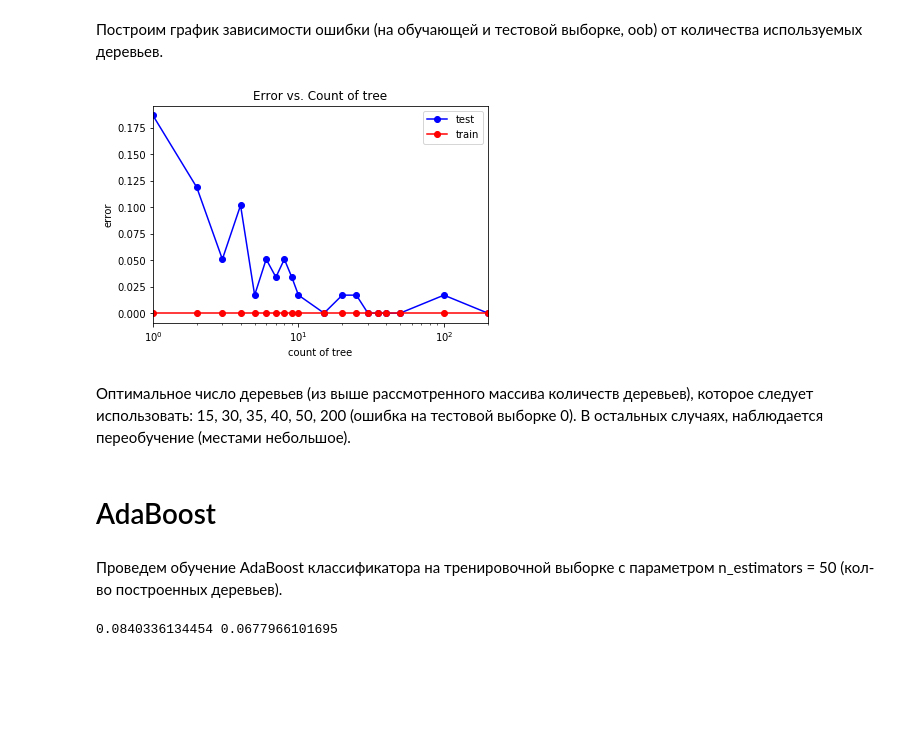
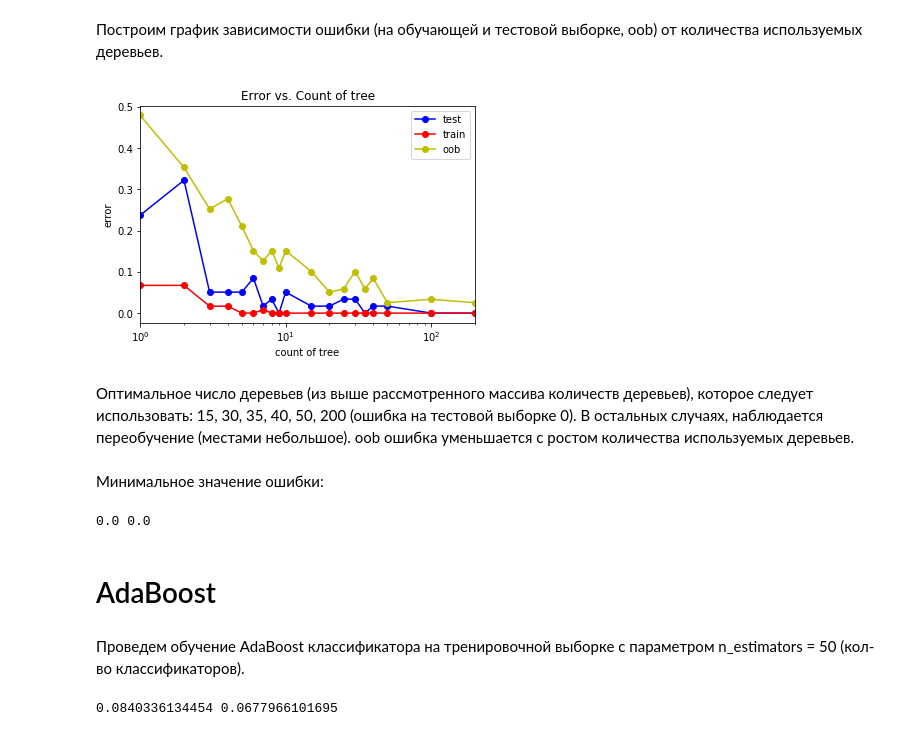
Before and after one commit to ipolyak/Data-Analysis, a Jupyter notebook: wine-analysis.ipynb, the cells around one changed output. Drawn from its saved outputs; the diff is of its cells as text; code cells hidden in the pictures; blank space fills up the shorter version.

```diff
--- a/wine-analysis.ipynb
+++ b/wine-analysis.ipynb
@@ -700,17 +703,20 @@ print(err_train, err_test)
 tree_arr = (1, 2, 3, 4, 5, 6, 7, 8, 9, 10, 15, 20, 25, 30, 35, 40, 50, 100, 200)
 test_err = []
 train_err = []
+oob_err = []
 for tree in tree_arr:
-    rf = ensemble.RandomForestClassifier(tree)
+    rf = ensemble.RandomForestClassifier(tree, oob_score = True)
     rf.fit(X_train, y_train)
 
     y_train_pred = rf.predict(X_train)
     y_test_pred = rf.predict(X_test)
+    oob_err.append(1 - rf.oob_score_)
     train_err.append(np.mean(y_train != y_train_pred))
     test_err.append(np.mean(y_test != y_test_pred))
 
 plt.semilogx(tree_arr, test_err, 'b-o', label = 'test')
 plt.semilogx(tree_arr, train_err, 'r-o', label = 'train')
+plt.semilogx(tree_arr, oob_err, 'y-o', label = 'oob')
 plt.xlim([np.min(tree_arr), np.max(tree_arr)])
 plt.title('Error vs. Count of tree')
 plt.xlabel('count of tree')
@@ -742,32 +756,43 @@ print(err_train, err_test)
 # %%
 tree_arr = (1, 2, 3, 4, 5, 6, 7, 8, 9, 10, 15, 20, 25, 30, 35, 40, 50, 100, 200)
 test_err = []
 train_err = []
+oob_err = []
 for tree in tree_arr:
-    ert = ensemble.ExtraTreesClassifier(tree)
+    ert = ensemble.ExtraTreesClassifier(tree, bootstrap = True, oob_score = True)
     ert.fit(X_train, y_train)
 
     y_train_pred = ert.predict(X_train)
     y_test_pred = ert.predict(X_test)
+    oob_err.append(1 - ert.oob_score_)
     train_err.append(np.mean(y_train != y_train_pred))
     test_err.append(np.mean(y_test != y_test_pred))
 
 plt.semilogx(tree_arr, test_err, 'b-o', label = 'test')
 plt.semilogx(tree_arr, train_err, 'r-o', label = 'train')
+plt.semilogx(tree_arr, oob_err, 'y-o', label = 'oob')
 plt.xlim([np.min(tree_arr), np.max(tree_arr)])
 plt.title('Error vs. Count of tree')
 plt.xlabel('count of tree')
 plt.ylabel('error')
 plt.legend()
 pass
 # %% [output]
-[figure, old version]
+[figure, new version]
 # %% [markdown]
-Оптимальное число деревьев (из выше рассмотренного массива количеств деревьев), которое следует использовать: 15, 30, 35, 40, 50, 200 (ошибка на тестовой выборке 0). В остальных случаях, наблюдается переобучение (местами небольшое).
+Оптимальное число деревьев (из выше рассмотренного массива количеств деревьев), которое следует использовать: 15, 30, 35, 40, 50, 200 (ошибка на тестовой выборке 0). В остальных случаях, наблюдается переобучение (местами небольшое). oob ошибка уменьшается с ростом количества используемых деревьев.
+# %% [markdown]
+Минимальное значение ошибки:
+# %%
+min_train_err = np.min(train_err)
+min_test_err = np.min(test_err)
+print(min_train_err, min_test_err)
+# %% [output]
+0.0 0.0
 # %% [markdown]
 # AdaBoost
 # %% [markdown]
-Проведем обучение AdaBoost классификатора на тренировочной выборке с параметром n_estimators = 50 (кол-во построенных деревьев).
+Проведем обучение AdaBoost классификатора на тренировочной выборке с параметром n_estimators = 50 (кол-во классификаторов).
 # %%
 ab = ensemble.AdaBoostClassifier(n_estimators = 50)
 ab.fit(X_train, y_train)
```
Also changed, not shown: parts of 9 cells of this notebook.
